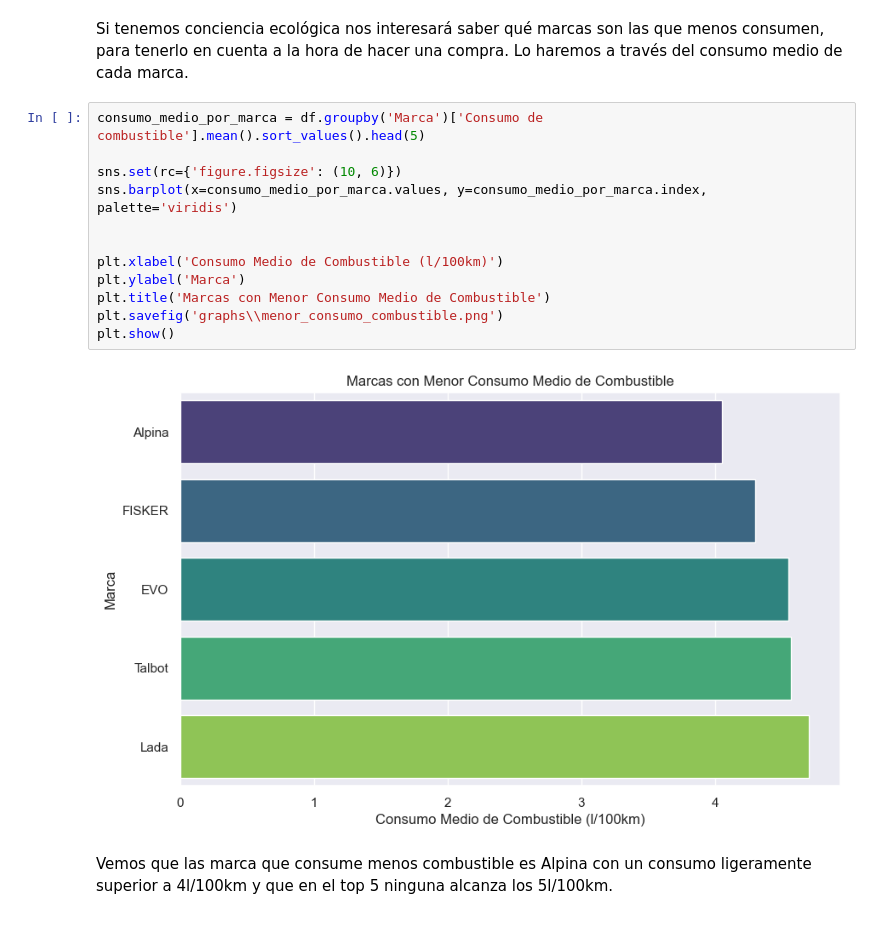
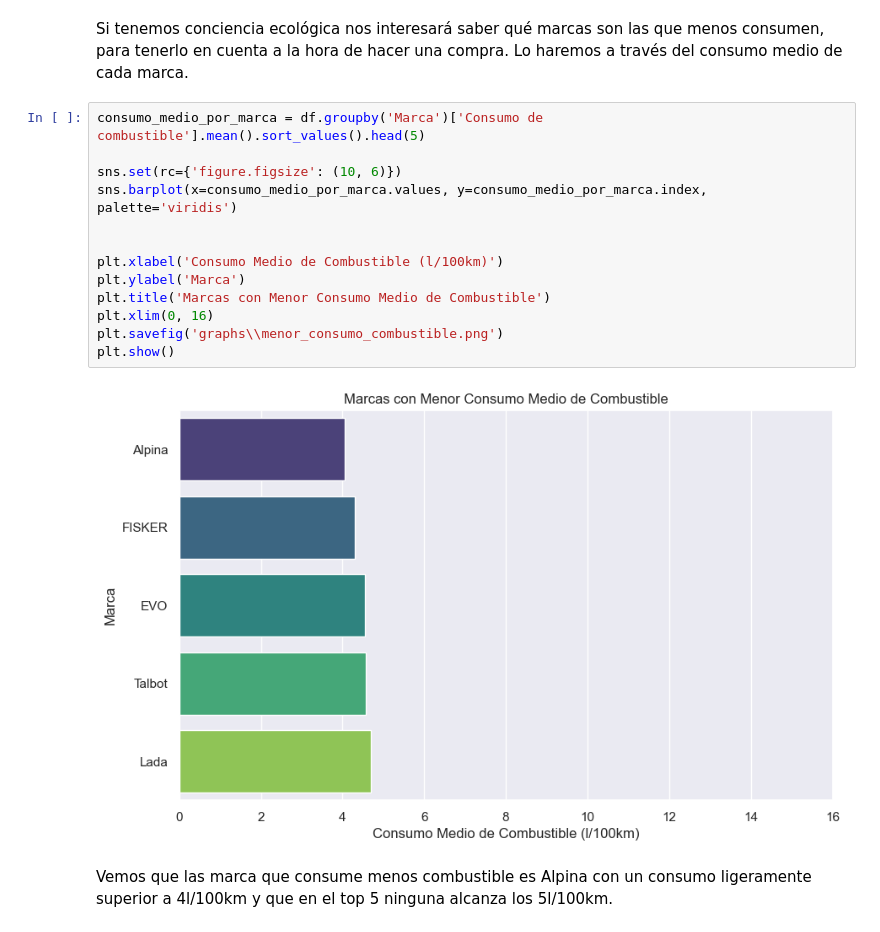
Before and after one commit to maribelseara/proyecto_final_ds, a Jupyter notebook: EDA.ipynb, the cells around one changed output. Saved outputs shown, nothing was run; the diff lists cells and outputs as text.

Commit message:
graphs and presentation updates

```diff
--- a/EDA.ipynb
+++ b/EDA.ipynb
@@ -556,17 +556,18 @@ Si tenemos conciencia ecológica nos interesará saber qué marcas son las que m
 # %%
 consumo_medio_por_marca = df.groupby('Marca')['Consumo de combustible'].mean().sort_values().head(5)
 
 sns.set(rc={'figure.figsize': (10, 6)})
 sns.barplot(x=consumo_medio_por_marca.values, y=consumo_medio_por_marca.index, palette='viridis')
 
 
 plt.xlabel('Consumo Medio de Combustible (l/100km)')
 plt.ylabel('Marca')
 plt.title('Marcas con Menor Consumo Medio de Combustible')
+plt.xlim(0, 16)
 plt.savefig('graphs\\menor_consumo_combustible.png')
 plt.show()
 # %% [output]
-[figure, old version]
+[figure, new version]
 # %% [markdown]
 Vemos que las marca que consume menos combustible es Alpina con un consumo ligeramente superior a 4l/100km y que en el top 5 ninguna alcanza los 5l/100km.
 # %%
```
Also changed, not shown: parts of 19 cells of this notebook, 13 other files.
